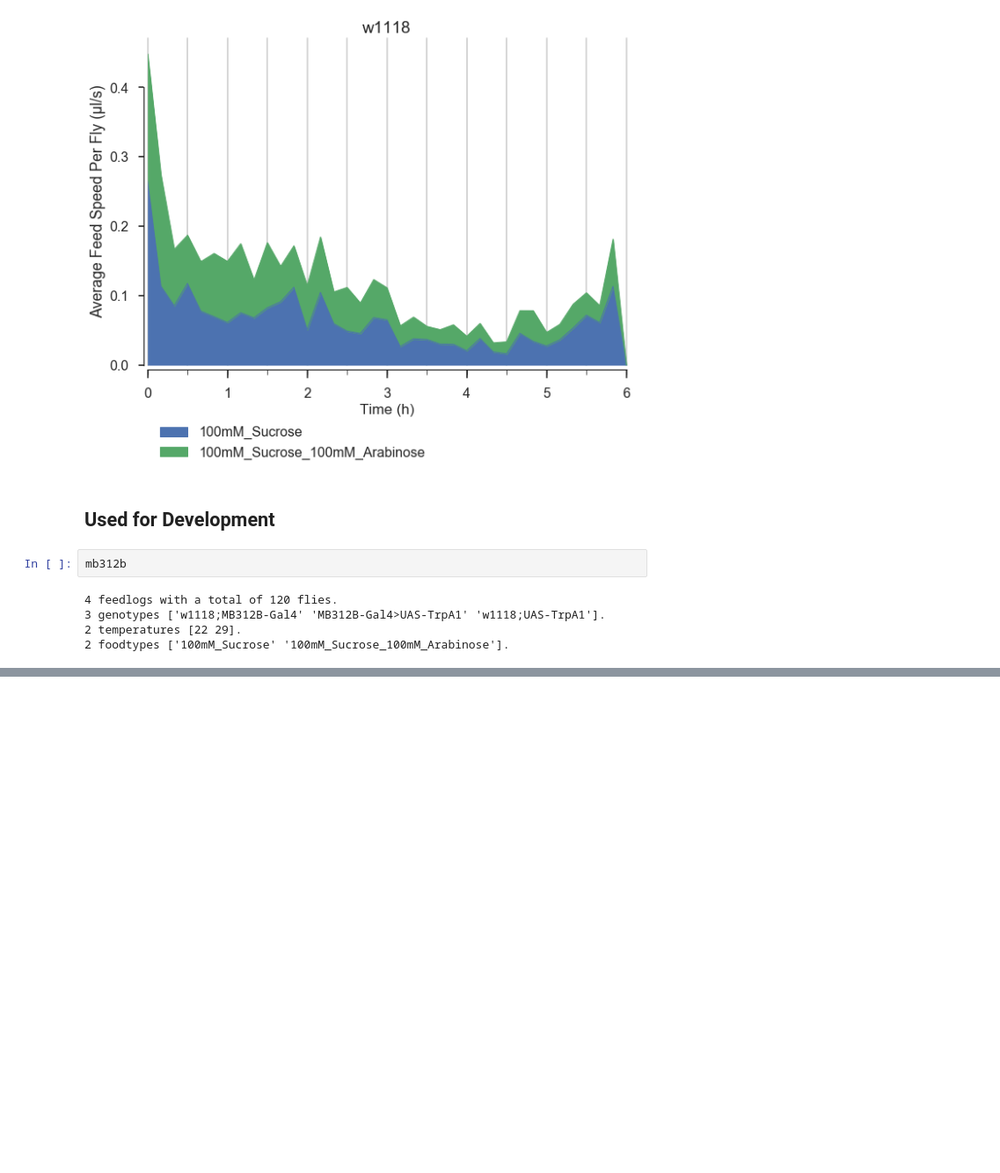
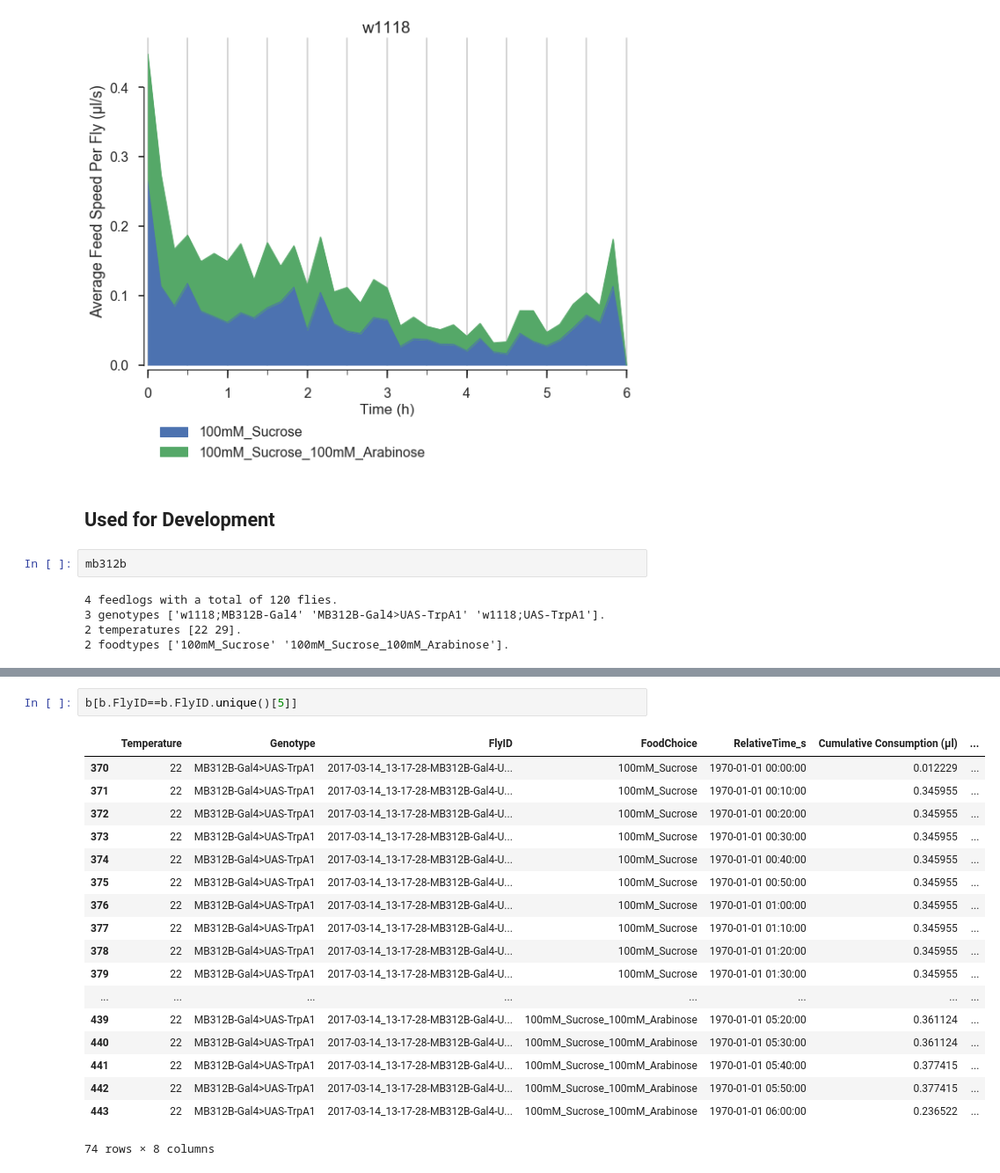
Before and after one commit to ACCLAB/espresso, a Jupyter notebook: jupyter-nb/espresso cumulative plots dev.ipynb, the cells around one changed output, grey strips where cells are left out. Shown at 88% size. Cells and saved outputs as stored; diff of their text form; blank space fills up the shorter version.

```diff
--- a/jupyter-nb/espresso cumulative plots dev.ipynb
+++ b/jupyter-nb/espresso cumulative plots dev.ipynb
@@ -122,3 +143,24 @@ csum
+# %%
+b[b.FlyID==b.FlyID.unique()[5]]
+# %% [output]
+|  | Temperature | Genotype | FlyID | FoodChoice | RelativeTime_s | Cumulative Consumption (µl) | ... |
+| 370 | 22 | MB312B-Gal4>UAS-TrpA1 | 2017-03-14_13-17-28-MB312B-Gal4-U... | 100mM_Sucrose | 1970-01-01 00:00:00 | 0.012229 | ... |
+| 371 | 22 | MB312B-Gal4>UAS-TrpA1 | 2017-03-14_13-17-28-MB312B-Gal4-U... | 100mM_Sucrose | 1970-01-01 00:10:00 | 0.345955 | ... |
+| 372 | 22 | MB312B-Gal4>UAS-TrpA1 | 2017-03-14_13-17-28-MB312B-Gal4-U... | 100mM_Sucrose | 1970-01-01 00:20:00 | 0.345955 | ... |
+| 373 | 22 | MB312B-Gal4>UAS-TrpA1 | 2017-03-14_13-17-28-MB312B-Gal4-U... | 100mM_Sucrose | 1970-01-01 00:30:00 | 0.345955 | ... |
+| 374 | 22 | MB312B-Gal4>UAS-TrpA1 | 2017-03-14_13-17-28-MB312B-Gal4-U... | 100mM_Sucrose | 1970-01-01 00:40:00 | 0.345955 | ... |
+| 375 | 22 | MB312B-Gal4>UAS-TrpA1 | 2017-03-14_13-17-28-MB312B-Gal4-U... | 100mM_Sucrose | 1970-01-01 00:50:00 | 0.345955 | ... |
+| 376 | 22 | MB312B-Gal4>UAS-TrpA1 | 2017-03-14_13-17-28-MB312B-Gal4-U... | 100mM_Sucrose | 1970-01-01 01:00:00 | 0.345955 | ... |
+| 377 | 22 | MB312B-Gal4>UAS-TrpA1 | 2017-03-14_13-17-28-MB312B-Gal4-U... | 100mM_Sucrose | 1970-01-01 01:10:00 | 0.345955 | ... |
+| 378 | 22 | MB312B-Gal4>UAS-TrpA1 | 2017-03-14_13-17-28-MB312B-Gal4-U... | 100mM_Sucrose | 1970-01-01 01:20:00 | 0.345955 | ... |
+| 379 | 22 | MB312B-Gal4>UAS-TrpA1 | 2017-03-14_13-17-28-MB312B-Gal4-U... | 100mM_Sucrose | 1970-01-01 01:30:00 | 0.345955 | ... |
+| ... | ... | ... | ... | ... | ... | ... | ... |
+| 439 | 22 | MB312B-Gal4>UAS-TrpA1 | 2017-03-14_13-17-28-MB312B-Gal4-U... | 100mM_Sucrose_100mM_Arabinose | 1970-01-01 05:20:00 | 0.361124 | ... |
+| 440 | 22 | MB312B-Gal4>UAS-TrpA1 | 2017-03-14_13-17-28-MB312B-Gal4-U... | 100mM_Sucrose_100mM_Arabinose | 1970-01-01 05:30:00 | 0.361124 | ... |
+| 441 | 22 | MB312B-Gal4>UAS-TrpA1 | 2017-03-14_13-17-28-MB312B-Gal4-U... | 100mM_Sucrose_100mM_Arabinose | 1970-01-01 05:40:00 | 0.377415 | ... |
+| 442 | 22 | MB312B-Gal4>UAS-TrpA1 | 2017-03-14_13-17-28-MB312B-Gal4-U... | 100mM_Sucrose_100mM_Arabinose | 1970-01-01 05:50:00 | 0.377415 | ... |
+| 443 | 22 | MB312B-Gal4>UAS-TrpA1 | 2017-03-14_13-17-28-MB312B-Gal4-U... | 100mM_Sucrose_100mM_Arabinose | 1970-01-01 06:00:00 | 0.236522 | ... |
+74 rows × 8 columns
 # %%
 ##### CUMULATIVE PLOT.
 
```
Also changed, not shown: parts of 11 cells of this notebook.
